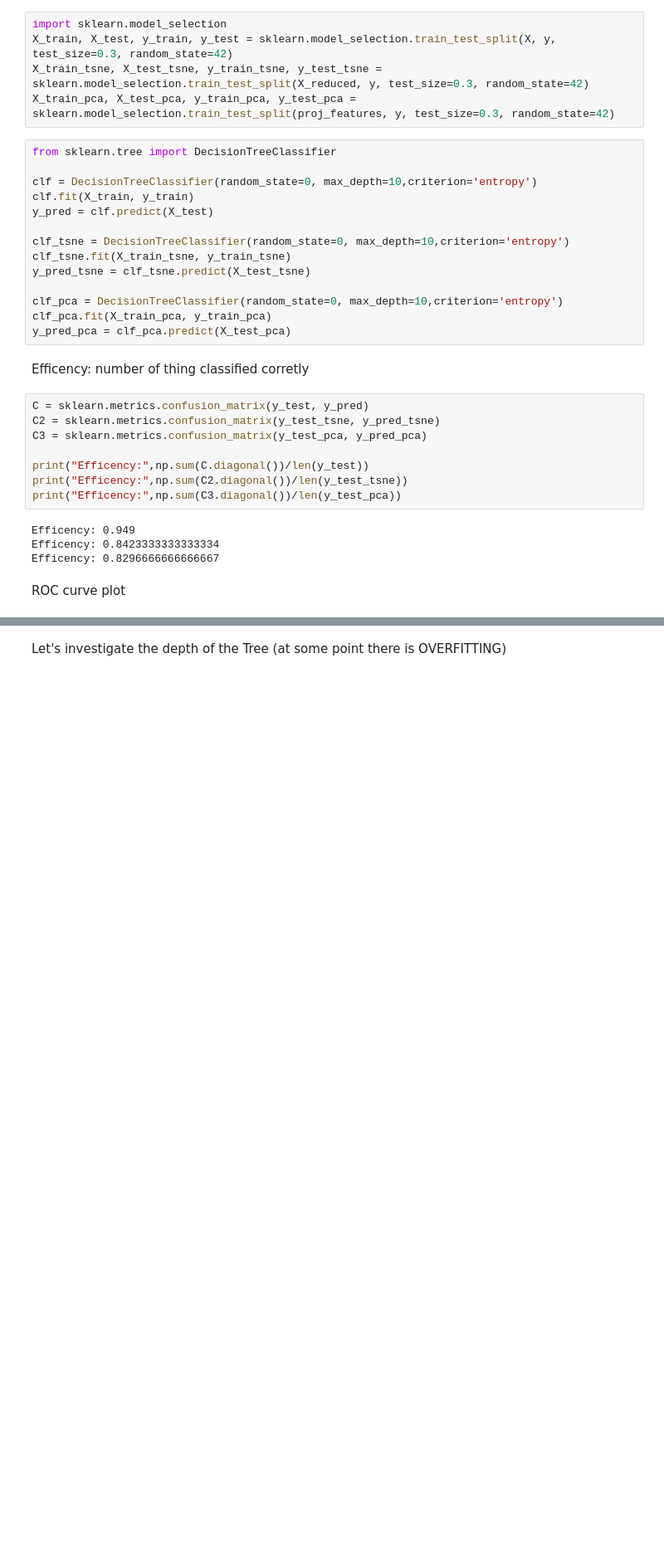
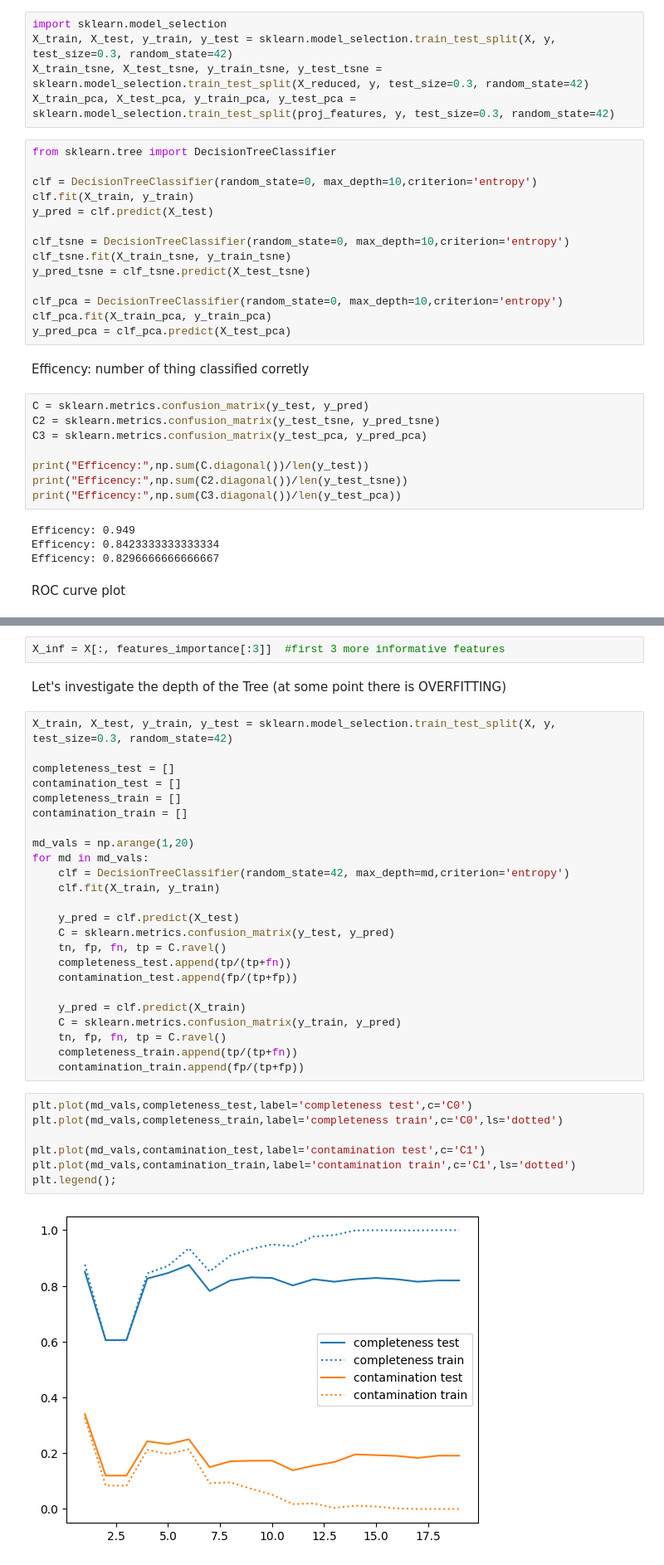
Before and after one commit to Sofiadossena/astrostatistics_bicocca_2025, a Jupyter notebook: working/20_GWdetection.ipynb, the cells around one changed output, grey strips where cells are left out. Shown at 83% size. Cells and saved outputs as stored; diff of their text form; blank space fills up the shorter version.

```diff
--- a/working/20_GWdetection.ipynb
+++ b/working/20_GWdetection.ipynb
@@ -123,2 +149,37 @@ plt.legend()
+# %%
+X_inf = X[:, features_importance[:3]]  #first 3 more informative features
 # %% [markdown]
 Let's investigate the depth of the Tree (at some point there is OVERFITTING)
+# %%
+X_train, X_test, y_train, y_test = sklearn.model_selection.train_test_split(X, y, test_size=0.3, random_state=42)
+
+completeness_test = []
+contamination_test = []
+completeness_train = []
+contamination_train = []
+
+md_vals = np.arange(1,20)
+for md in md_vals:
+    clf = DecisionTreeClassifier(random_state=42, max_depth=md,criterion='entropy')
+    clf.fit(X_train, y_train)
+
+    y_pred = clf.predict(X_test)
+    C = sklearn.metrics.confusion_matrix(y_test, y_pred)
+    tn, fp, fn, tp = C.ravel()
+    completeness_test.append(tp/(tp+fn))
+    contamination_test.append(fp/(tp+fp))
+
+    y_pred = clf.predict(X_train)
+    C = sklearn.metrics.confusion_matrix(y_train, y_pred)
+    tn, fp, fn, tp = C.ravel()
+    completeness_train.append(tp/(tp+fn))
+    contamination_train.append(fp/(tp+fp))
+# %%
+plt.plot(md_vals,completeness_test,label='completeness test',c='C0')
+plt.plot(md_vals,completeness_train,label='completeness train',c='C0',ls='dotted')
+
+plt.plot(md_vals,contamination_test,label='contamination test',c='C1')
+plt.plot(md_vals,contamination_train,label='contamination train',c='C1',ls='dotted')
+plt.legend();
+# %% [output]
+[figure, added]
```
Also changed, not shown: parts of 5 cells of this notebook.
